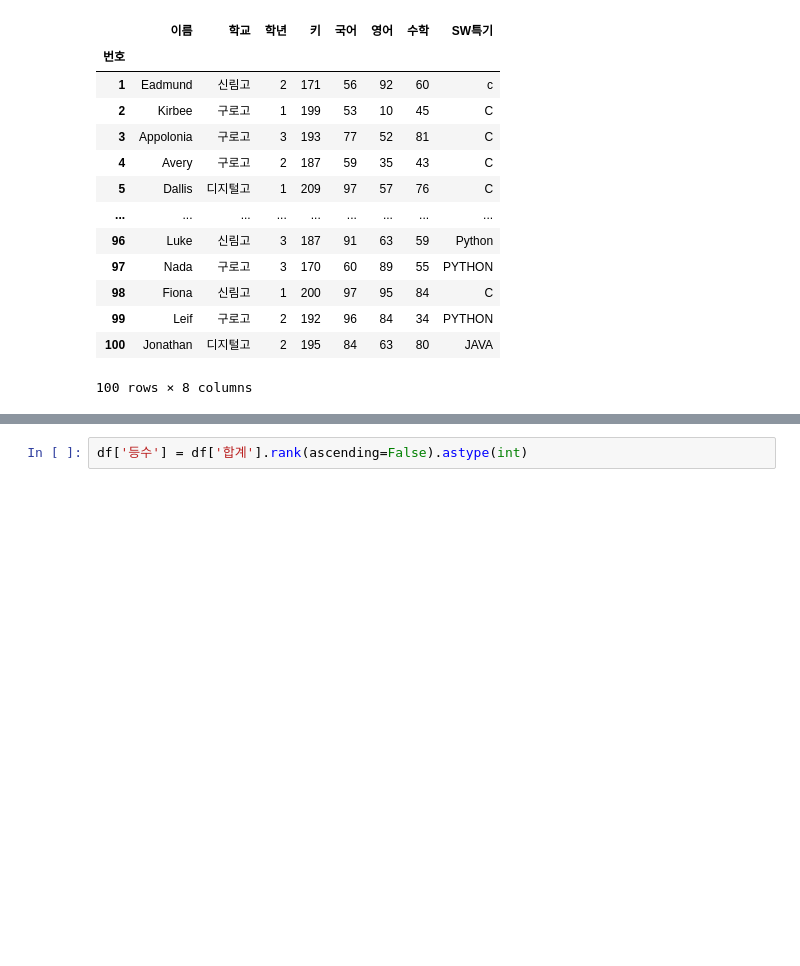
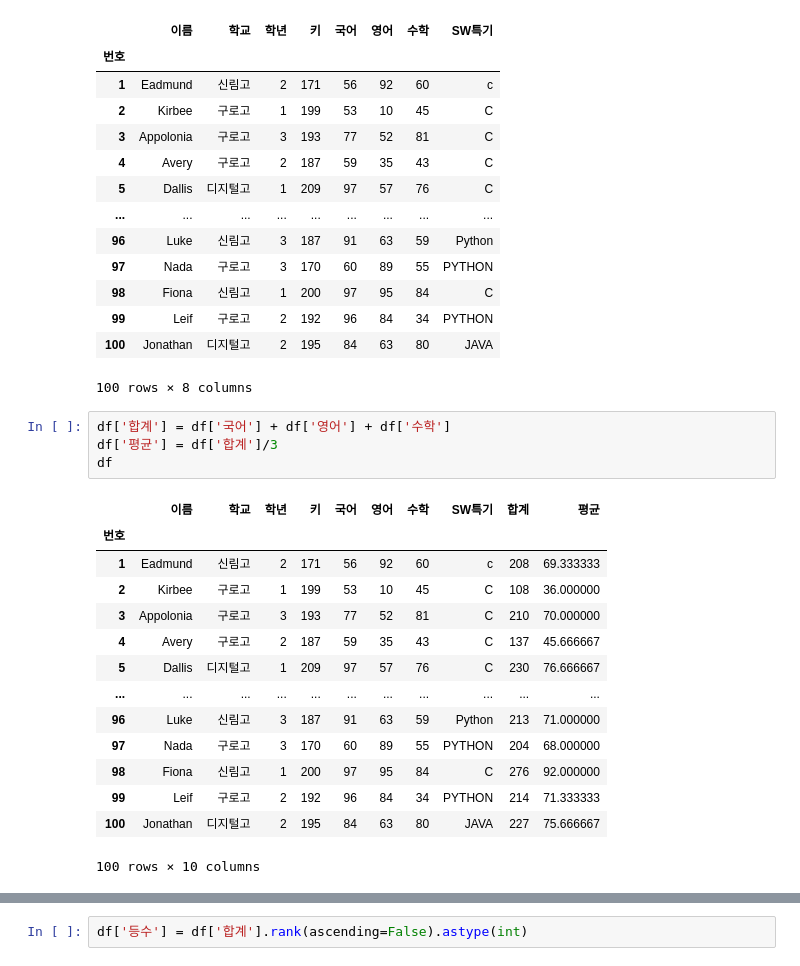
Before and after one commit to naegil73-png/aix_data_0928, a Jupyter notebook: p1001/p1001_03_01.ipynb, the cells around one changed output, grey strips where cells are left out. Saved outputs shown, nothing was run; the diff lists cells and outputs as text; blank space fills up the shorter version.

```diff
--- a/p1001/p1001_03_01.ipynb
+++ b/p1001/p1001_03_01.ipynb
@@ -202,5 +202,24 @@ df
 | 99 | Leif | 구로고 | 2 | 192 | 96 | 84 | 34 | PYTHON |
 | 100 | Jonathan | 디지털고 | 2 | 195 | 84 | 63 | 80 | JAVA |
 100 rows × 8 columns
+# %%
+df['합계'] = df['국어'] + df['영어'] + df['수학']
+df['평균'] = df['합계']/3
+df
+# %% [output]
+|  | 이름 | 학교 | 학년 | 키 | 국어 | 영어 | 수학 | SW특기 | 합계 | 평균 |
+| 번호 |  |  |  |  |  |  |  |  |  |  |
+| 1 | Eadmund | 신림고 | 2 | 171 | 56 | 92 | 60 | c | 208 | 69.333333 |
+| 2 | Kirbee | 구로고 | 1 | 199 | 53 | 10 | 45 | C | 108 | 36.000000 |
+| 3 | Appolonia | 구로고 | 3 | 193 | 77 | 52 | 81 | C | 210 | 70.000000 |
+| 4 | Avery | 구로고 | 2 | 187 | 59 | 35 | 43 | C | 137 | 45.666667 |
+| 5 | Dallis | 디지털고 | 1 | 209 | 97 | 57 | 76 | C | 230 | 76.666667 |
+| ... | ... | ... | ... | ... | ... | ... | ... | ... | ... | ... |
+| 96 | Luke | 신림고 | 3 | 187 | 91 | 63 | 59 | Python | 213 | 71.000000 |
+| 97 | Nada | 구로고 | 3 | 170 | 60 | 89 | 55 | PYTHON | 204 | 68.000000 |
+| 98 | Fiona | 신림고 | 1 | 200 | 97 | 95 | 84 | C | 276 | 92.000000 |
+| 99 | Leif | 구로고 | 2 | 192 | 96 | 84 | 34 | PYTHON | 214 | 71.333333 |
+| 100 | Jonathan | 디지털고 | 2 | 195 | 84 | 63 | 80 | JAVA | 227 | 75.666667 |
+100 rows × 10 columns
 # %%
 # 합계, 평균만 가져온다.
```
Also changed, not shown: parts of 2 cells of this notebook, 4 other files.
